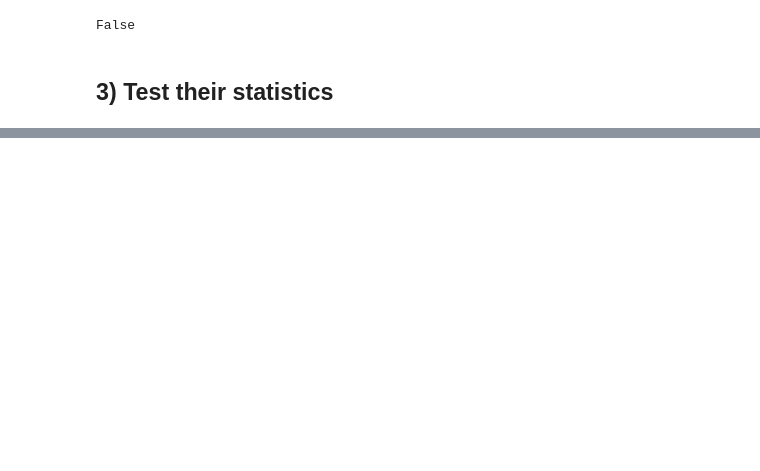
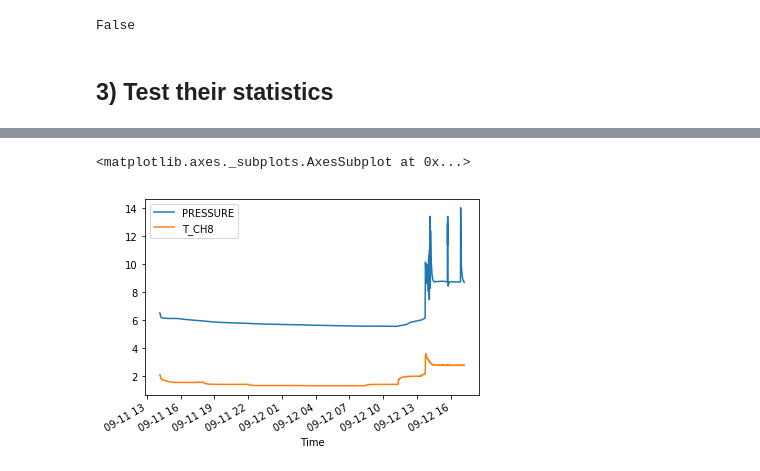
Before and after one commit to mkcor/exp-testing, a Jupyter notebook: demo.ipynb, the cells around one changed output, grey strips where cells are left out. Drawn from its saved outputs; the diff is of its cells as text; code cells hidden in the pictures; blank space fills up the shorter version.

```diff
--- a/demo.ipynb
+++ b/demo.ipynb
@@ -209,0 +223,5 @@ False
+# %%
+df[['PRESSURE', 'T_CH8']].plot()
+# %% [output]
+<matplotlib.axes._subplots.AxesSubplot at 0x...>
+[figure, added]
```
Also changed, not shown: parts of 3 cells of this notebook.
